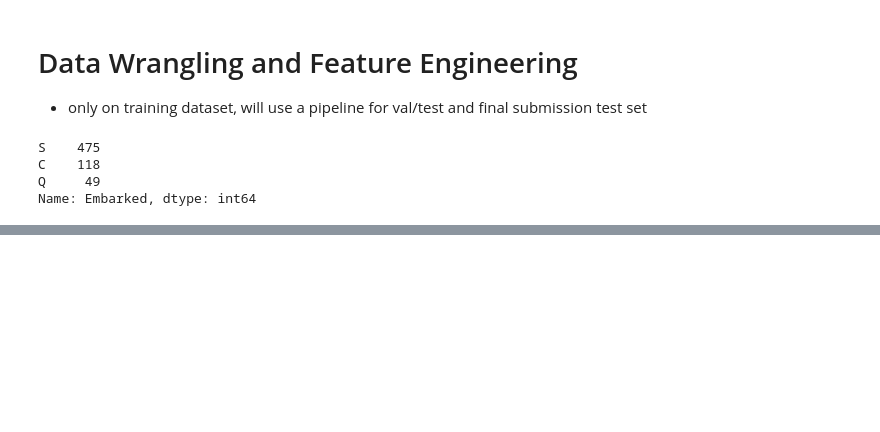
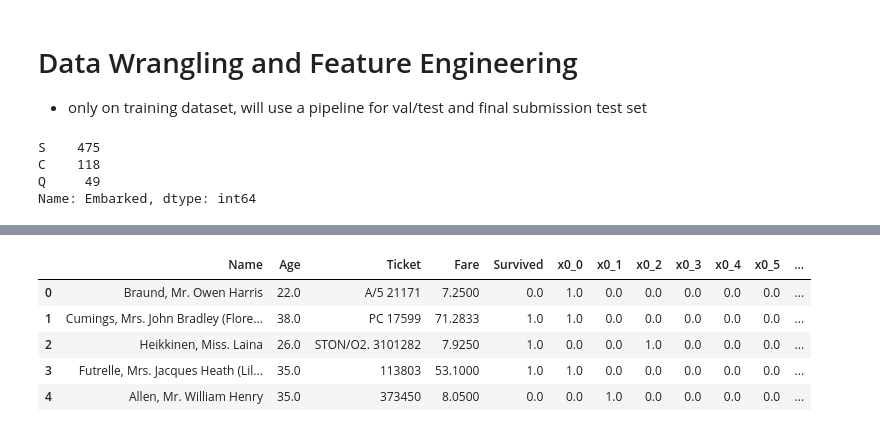
Before and after one commit to radleap/Machine-Learning-Kaggle-Titanic, a Jupyter notebook: titanic-test-20201122.ipynb, the cells around one changed output, grey strips where cells are left out. Saved outputs shown, nothing was run; the diff lists cells and outputs as text; code cells hidden in the pictures; blank space fills up the shorter version.

```diff
--- a/titanic-test-20201122.ipynb
+++ b/titanic-test-20201122.ipynb
@@ -148,0 +157,5 @@ df_train_split
+# %%
+# Encoding the Age Missing Values that are 'S' with the training data median Age
+median_age_train = df_train_split.Age.median()
+df_train_split['Age'] = df_train_split['Age'].apply(lambda x : median_age_train if pd.isnull(x) else x)
+df_train_split.Age.isna().sum()
@@ -149,10 +166,6 @@ df_train_split
 # %%
-#INPROGRESS
-
-#Missing Values Cabin
-
-df_train_split['Cabin_aug'] = df_train_split.Cabin.apply(lambda x : x[0]) # augmenting dataset, only want the first letter (numbers not matter)
-df_train_split.Cabin_aug.value_counts()
-
-df_train_split[['Cabin_aug','Fare']].groupby(['Cabin_aug']).mean().round(2)
+#INPROGRESS #Missing Values Cabin - taking the initial value
+df_train_split.Cabin = df_train_split[['Cabin']].fillna(value= 'Z')
+df_train_split['Cabin_augment'] = df_train_split.Cabin.apply(lambda x : x[0]) # augmenting dataset, only want the first letter (numbers not matter)
+df_train_split.Cabin_augment.value_counts()
 # %% [output]
@@ -159,0 +196,19 @@ TypeError: 'float' object is not subscriptable
+# %%
+from sklearn.preprocessing import OneHotEncoder
+
+ohe_Cabin_augment = OneHotEncoder(categories='auto')
+feature_array_Cabin_augment = ohe_Cabin_augment.fit_transform(df_train_split[['Cabin_augment']]).toarray()
+#feature_labels = ohe.categories_
+features_Cabin_augment = pd.DataFrame(feature_array_Cabin_augment, columns=ohe_Cabin_augment.get_feature_names())
+# %%
+df_train_split.drop(['Cabin'], axis =1, inplace = True)
+df_train_split = pd.concat([df_train_split,features_Cabin_augment], axis = 1)
+# %%
+df_train_split.head()
+# %% [output]
+|  | Name | Age | Ticket | Fare | Survived | x0_0 | x0_1 | x0_2 | x0_3 | x0_4 | x0_5 | ... |
+| 0 | Braund, Mr. Owen Harris | 22.0 | A/5 21171 | 7.2500 | 0.0 | 1.0 | 0.0 | 0.0 | 0.0 | 0.0 | 0.0 | ... |
+| 1 | Cumings, Mrs. John Bradley (Flore... | 38.0 | PC 17599 | 71.2833 | 1.0 | 1.0 | 0.0 | 0.0 | 0.0 | 0.0 | 0.0 | ... |
+| 2 | Heikkinen, Miss. Laina | 26.0 | STON/O2. 3101282 | 7.9250 | 1.0 | 0.0 | 0.0 | 1.0 | 0.0 | 0.0 | 0.0 | ... |
+| 3 | Futrelle, Mrs. Jacques Heath (Lil... | 35.0 | 113803 | 53.1000 | 1.0 | 1.0 | 0.0 | 0.0 | 0.0 | 0.0 | 0.0 | ... |
+| 4 | Allen, Mr. William Henry | 35.0 | 373450 | 8.0500 | 0.0 | 0.0 | 1.0 | 0.0 | 0.0 | 0.0 | 0.0 | ... |
```
Also changed, not shown: parts of 33 cells of this notebook, 1 other file.
